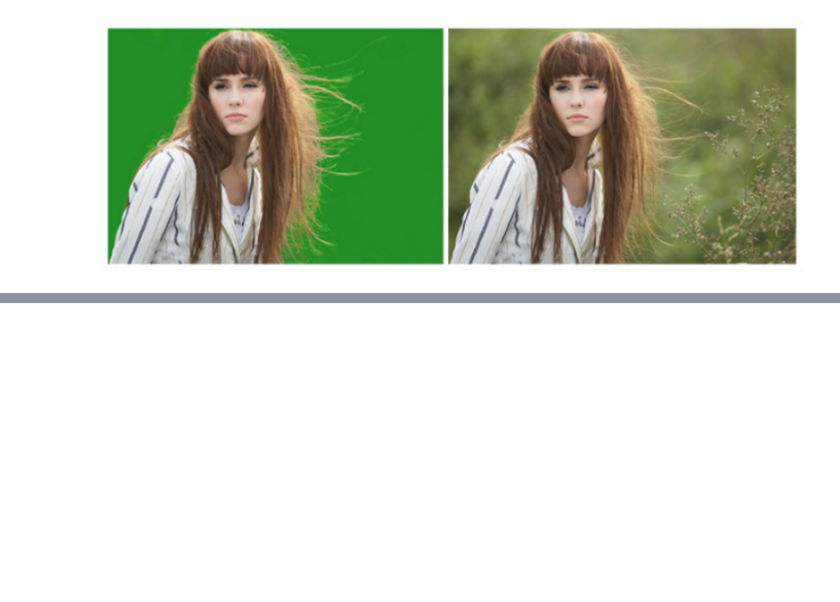
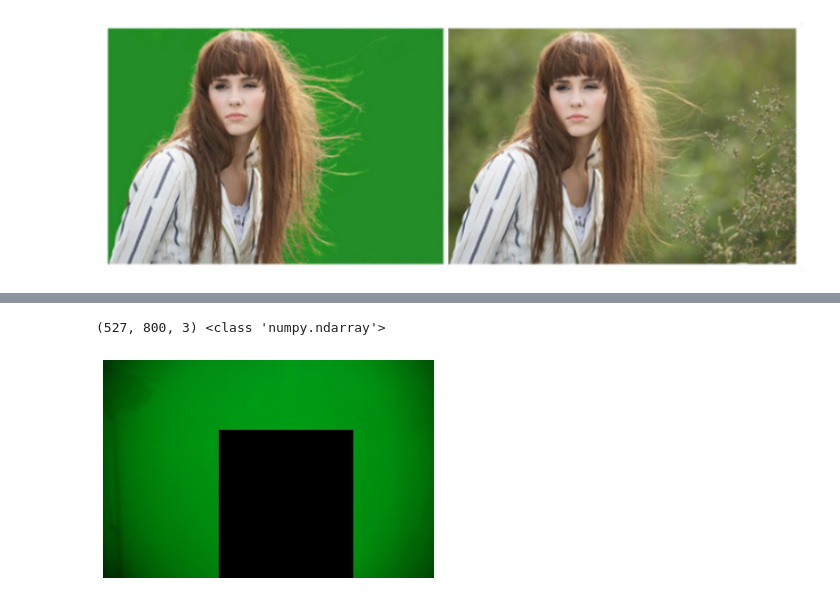
Before and after one commit to yongduek/MAS-2011, a Jupyter notebook: chroma_keying.ipynb, the cells around one changed output, grey strips where cells are left out. Saved outputs shown, nothing was run; the diff lists cells and outputs as text; code cells hidden in the pictures; blank space fills up the shorter version.

```diff
--- a/chroma_keying.ipynb
+++ b/chroma_keying.ipynb
@@ -214,0 +225,7 @@ plt.axis(False);
+# %%
+im_greenscreen = cv2.imread("pixels/140806_sayastudio2_bgmask.png")
+print(im_greenscreen.shape, type(im_greenscreen))
+imshow(im_greenscreen)
+# %% [output]
+(527, 800, 3) <class 'numpy.ndarray'>
+[figure, added]
```
Also changed, not shown: parts of 11 cells of this notebook, 1 other file.
